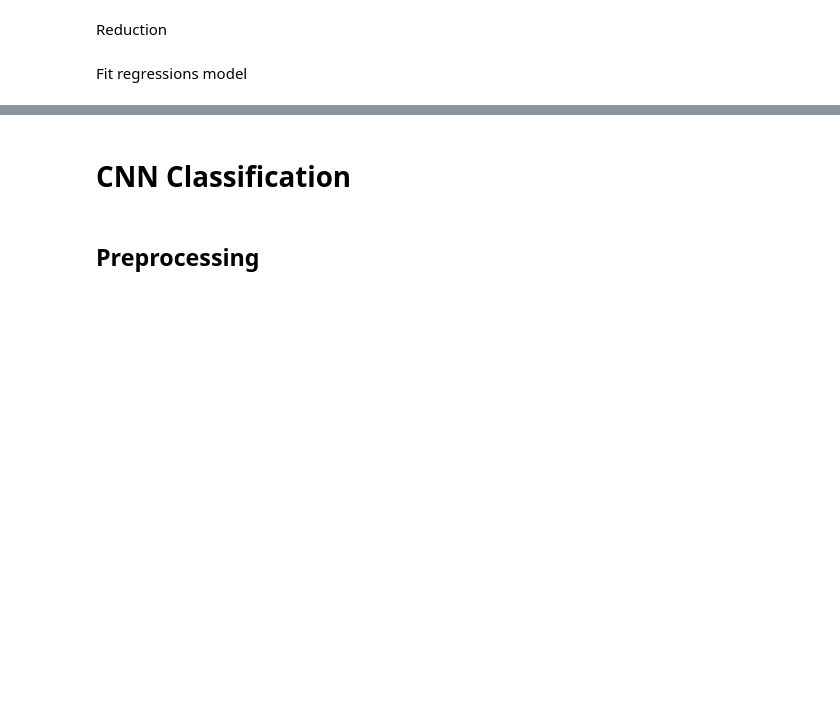
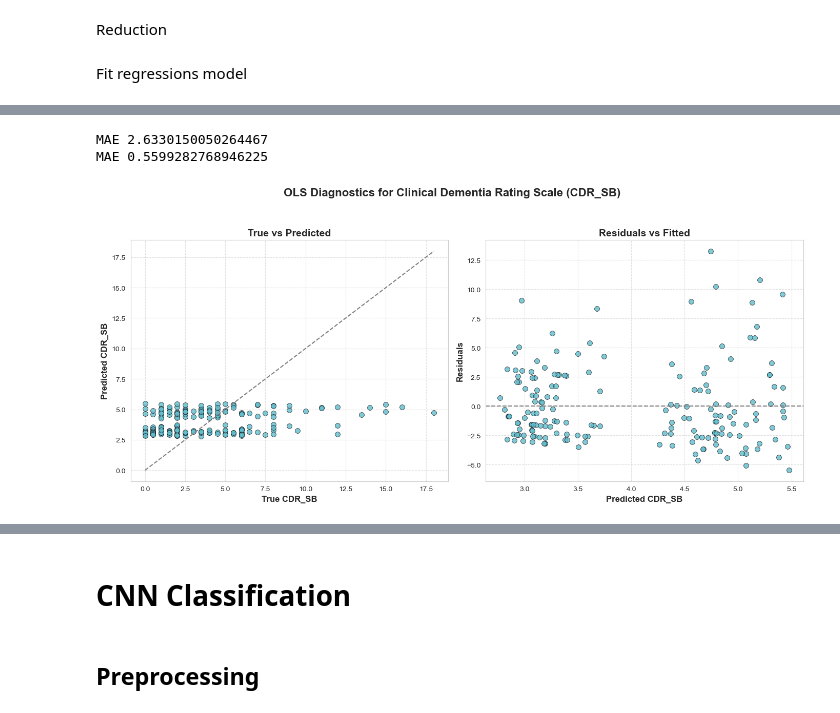
Before and after one commit to EmmaTosato/ANM_Verona, a Jupyter notebook: ANM_code.ipynb, the cells around one changed output, grey strips where cells are left out. Cells and saved outputs as stored; diff of their text form; code cells hidden in the pictures; blank space fills up the shorter version.

```diff
--- a/ANM_code.ipynb
+++ b/ANM_code.ipynb
@@ -360,4 +425,9 @@ Target variable defined
 # %%
+# Features
+df_merged, X = x_features_return(df_thr02_gm_masked, df_labels, meta_columns)
+
+# Target variable
 y = df_merged['CDR_SB']
+y_log = np.log1p(y)
 # %% [markdown]
 Reduction
@@ -366,5 +434,5 @@ reducer = umap.UMAP(n_neighbors=15, n_components=2, metric='euclidean', n_epochs
 # %%
-X_umap = reducer.fit_transform(X)
+X_umap = run_umap(X, False)
 # %% [markdown]
 Fit  regressions model
 # %%
@@ -396,0 +452,24 @@ Notes:
+# %%
+def plot_ols_diagnostics(y, y_pred, residuals, title):
+    fig, axes = plt.subplots(1, 2, figsize=(14, 6))
+
+    # Plot 1: True vs Predicted
+    sns.scatterplot(x=y, y=y_pred, ax=axes[0], color='#61bdcd', edgecolor='black', alpha=0.8, s=50)
+    axes[0].plot([y.min(), y.max()], [y.min(), y.max()], '--', color='gray')
+    axes[0].set_title("True vs Predicted", fontsize=14, weight='bold')
+    axes[0].set_xlabel("True CDR_SB", fontsize=12, weight='bold')
+    axes[0].set_ylabel("Predicted CDR_SB", fontsize=12, weight='bold')
+    axes[0].grid(True, linestyle='--', alpha=0.6)
+
+    # Plot 2: Residuals vs Predicted
+    sns.scatterplot(x=y_pred, y=residuals, ax=axes[1], color='#61bdcd', edgecolor='black', alpha=0.8, s=50)
+    axes[1].axhline(0, linestyle='--', color='gray')
+    axes[1].set_title("Residuals vs Fitted", fontsize=14, weight='bold')
+    axes[1].set_xlabel("Predicted CDR_SB", fontsize=12, weight='bold')
+    axes[1].set_ylabel("Residuals", fontsize=12, weight='bold')
+    axes[1].grid(True, linestyle='--', alpha=0.6)
+
+    # Titolo globale sopra i due plot
+    fig.suptitle(title,fontsize=16, weight='bold', y=1.05)
+    plt.tight_layout()
+    plt.show()
@@ -396,0 +478,3 @@ Notes:
+# %%
+model, y_pred, residuals = fit_ols_model(X_umap, y)
+print(model.summary(),"\n")
@@ -396,0 +522,10 @@ Notes:
+# %%
+print("MAE", mean_absolute_error(y, y_pred))
+print("MAE", mean_absolute_error(y_log, y_pred_log),"\n")
+# %% [output]
+MAE 2.6330150050264467
+MAE 0.5599282768946225
+# %%
+plot_ols_diagnostics(y, y_pred, residuals, "OLS Diagnostics for Clinical Dementia Rating Scale (CDR_SB)")
+# %% [output]
+[figure, added]
```
Also changed, not shown: parts of 74 cells of this notebook.
